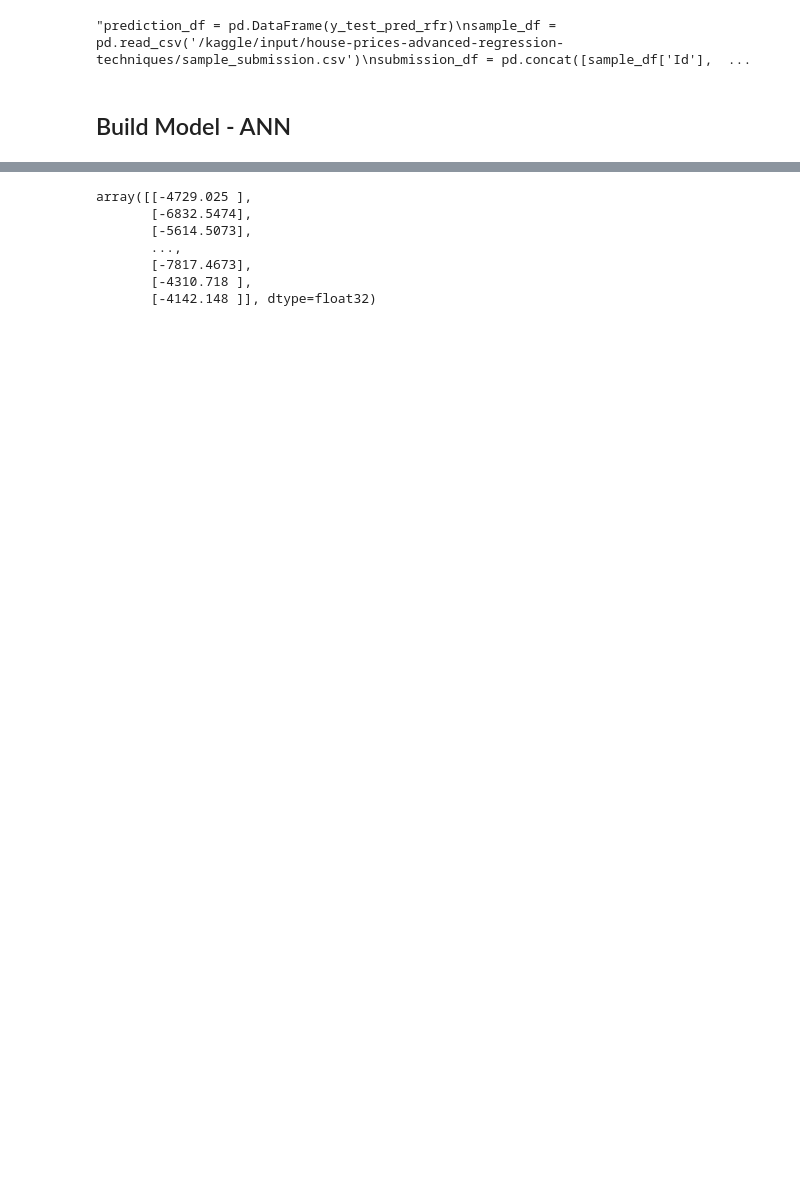
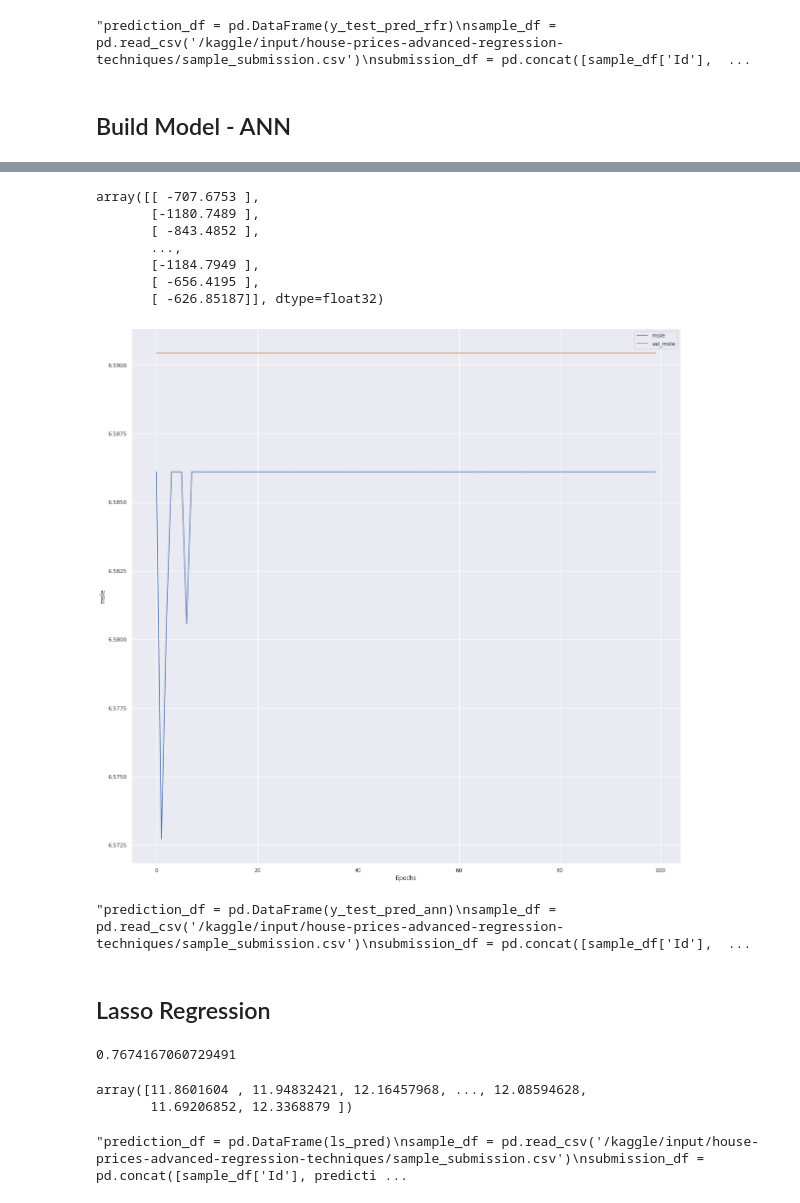
Before and after one commit to karthigeyan0312/My_Kaggle_Practice_Exercises, a Jupyter notebook: house-price-prediction.ipynb, the cells around one changed output, grey strips where cells are left out. Drawn from its saved outputs; the diff is of its cells as text; code cells hidden in the pictures; blank space fills up the shorter version.

Commit message:
Kaggle Notebook | House_price_prediction | Version 8

```diff
--- a/house-price-prediction.ipynb
+++ b/house-price-prediction.ipynb
@@ -754,12 +734,12 @@ from tensorflow.keras.layers import Dense, Dropout, Flatten
 
 model = Sequential()
 
-model.add(Dense(units=160, activation=tf.nn.relu, input_shape=(X.shape[1], )))
+model.add(Dense(units=128, activation=tf.nn.relu, input_shape=(X.shape[1], )))
 model.add(Dropout(0.2))
-model.add(Dense(units=480, activation=tf.nn.relu))
+model.add(Dense(units=64, activation=tf.nn.relu))
 model.add(Dropout(0.2))
-model.add(Dense(units=256, activation=tf.nn.relu))
-model.add(Dense(units=1, activation='linear'))
+model.add(Dense(units=32, activation=tf.nn.relu))
+model.add(Dense(units=1, kernel_initializer='normal', activation='linear'))
 
 model.summary()
 # %% [output]
@@ -787,4 +767,4 @@ _________________________________________________________________
 # %%
 model.compile(optimizer='adam', loss=tf.keras.losses.msle, metrics=['msle'])
-result = model.fit(X, y, epochs=10, batch_size=32, validation_split=0.2)
+history = model.fit(X, y, epochs=100, batch_size=32, validation_split=0.2)
 # %% [output]
@@ -813,16 +790,54 @@ Epoch 10/10
 y_test_pred_ann = model.predict(df_test)
 y_test_pred_ann
 # %% [output]
-array([[-4729.025 ],
-       [-6832.5474],
-       [-5614.5073],
+array([[ -707.6753 ],
+       [-1180.7489 ],
+       [ -843.4852 ],
        ...,
-       [-7817.4673],
-       [-4310.718 ],
-       [-4142.148 ]], dtype=float32)
+       [-1184.7949 ],
+       [ -656.4195 ],
+       [ -626.85187]], dtype=float32)
+# %%
+def plot_history(history, key):
+  plt.plot(history.history[key])
+  plt.plot(history.history['val_'+key])
+  plt.xlabel("Epochs")
+  plt.ylabel(key)
+  plt.legend([key, 'val_'+key])
+  plt.show()
+# Plot the history
+plot_history(history, 'msle')
+# %% [output]
+[figure, added]
 # %%
-prediction_df = pd.DataFrame(y_test_pred_ann)
+'''prediction_df = pd.DataFrame(y_test_pred_ann)
 sample_df = pd.read_csv('/kaggle/input/house-prices-advanced-regression-techniques/sample_submission.csv')
 submission_df = pd.concat([sample_df['Id'], prediction_df], axis=1)
 submission_df.columns  = ['Id', 'SalePrice']
-submission_df.to_csv('sample_submission.csv', index=False)
+submission_df.to_csv('sample_submission.csv', index=False)'''
+# %% [output]
+"prediction_df = pd.DataFrame(y_test_pred_ann)\nsample_df = pd.read_csv('/kaggle/input/house-prices-advanced-regression-techniques/sample_submission.csv')\nsubmission_df = pd.concat([sample_df['Id'],  ...
+# %% [markdown]
+## Lasso Regression
+# %%
+from sklearn.linear_model import Lasso, Ridge
+
+ls = Lasso()
+lasso_model = ls.fit(X, y)
+lasso_model.score(X, y)
+# %% [output]
+0.7674167060729491
+# %%
+ls_pred = ls.predict(df_test)
+ls_pred
+# %% [output]
+array([11.8601604 , 11.94832421, 12.16457968, ..., 12.08594628,
+       11.69206852, 12.3368879 ])
+# %%
+'''prediction_df = pd.DataFrame(ls_pred)
+sample_df = pd.read_csv('/kaggle/input/house-prices-advanced-regression-techniques/sample_submission.csv')
+submission_df = pd.concat([sample_df['Id'], prediction_df], axis=1)
+submission_df.columns  = ['Id', 'SalePrice']
+submission_df.to_csv('sample_submission.csv', index=False)'''
+# %% [output]
+"prediction_df = pd.DataFrame(ls_pred)\nsample_df = pd.read_csv('/kaggle/input/house-prices-advanced-regression-techniques/sample_submission.csv')\nsubmission_df = pd.concat([sample_df['Id'], predicti ...
```
Also changed, not shown: parts of 23 cells of this notebook.
